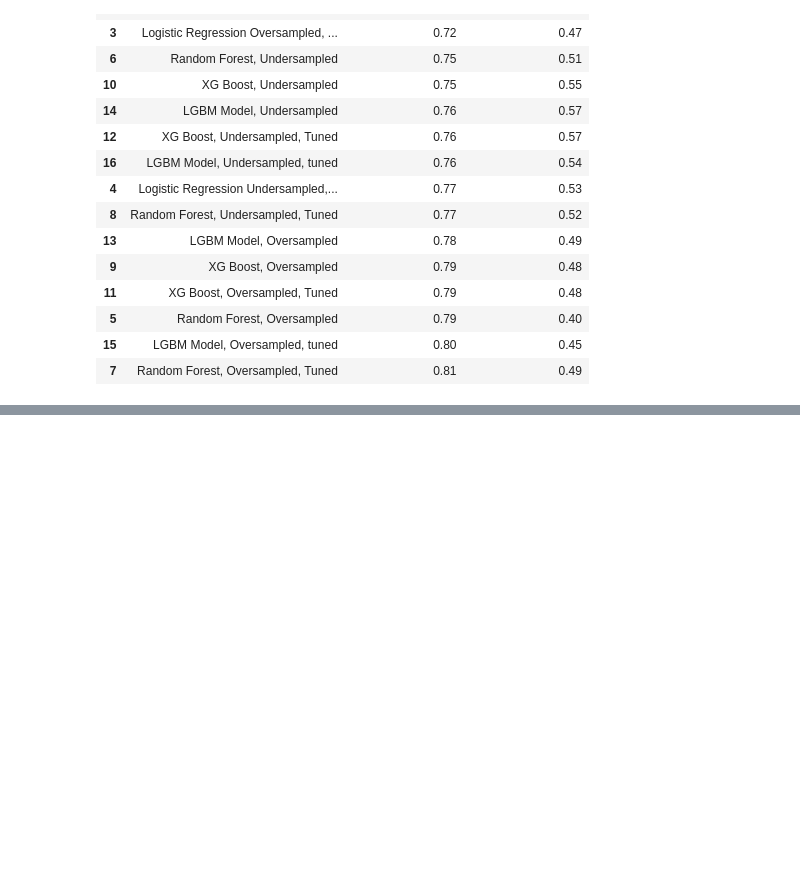
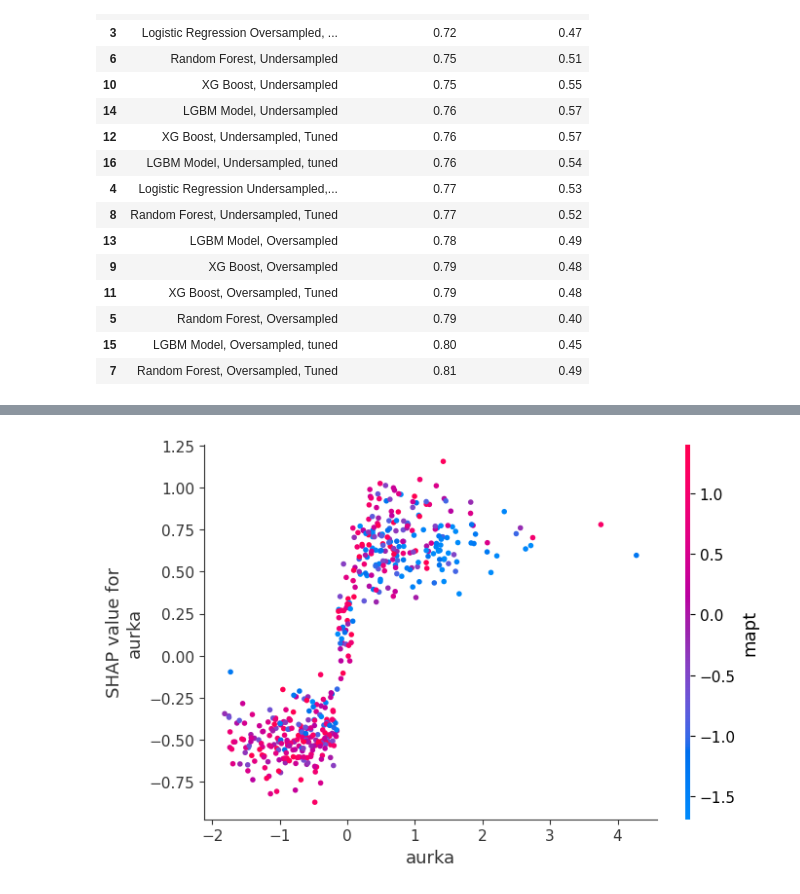
Before and after one commit to aerbsen/Springboard, a Jupyter notebook: Capstone Project 2/capstone2_modeling.ipynb, the cells around one changed output, grey strips where cells are left out. Saved outputs shown, nothing was run; the diff lists cells and outputs as text; code cells hidden in the pictures; blank space fills up the shorter version.

```diff
--- a/Capstone Project 2/capstone2_modeling.ipynb
+++ b/Capstone Project 2/capstone2_modeling.ipynb
@@ -1351,0 +1524,5 @@ When looking at all of the scoring data (classification reports & confusion matr
+# %%
+# inspecting the Aurka gene's SHAP value
+shap.dependence_plot('aurka', shap_values, X_test)
+# %% [output]
+[figure, added]
```
Also changed, not shown: parts of 83 cells of this notebook.
